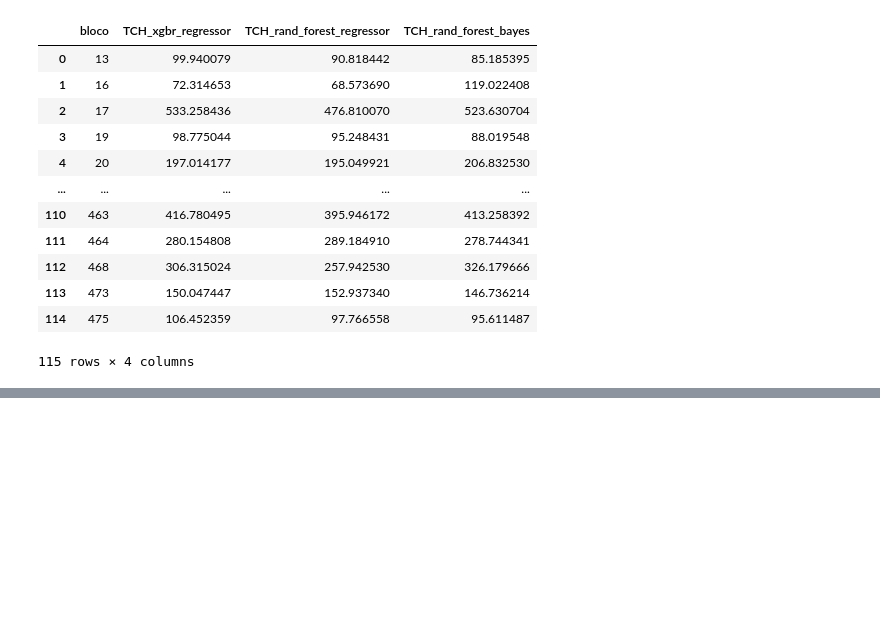
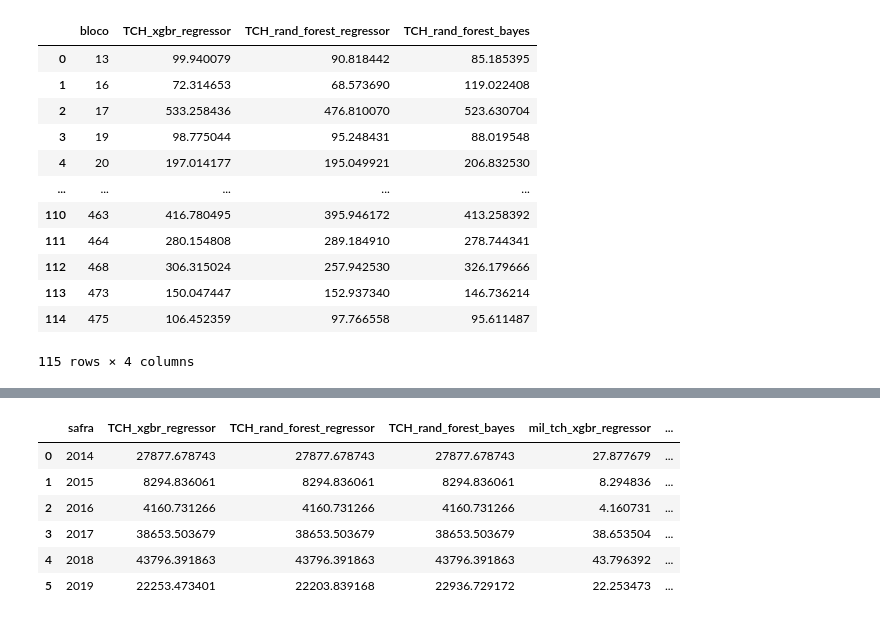
Before and after one commit to victorpecine/teste_ubirata, a Jupyter notebook: teste_ubirata_3.ipynb, the cells around one changed output, grey strips where cells are left out. Cells and saved outputs as stored; diff of their text form; code cells hidden in the pictures; blank space fills up the shorter version.

```diff
--- a/teste_ubirata_3.ipynb
+++ b/teste_ubirata_3.ipynb
@@ -2153,0 +2170,26 @@ fig.update_layout(height=800,
+# %%
+df_safras_tch = pd.DataFrame(df_2014_2019.groupby('safra')[['TCH_xgbr_regressor',
+                                                            'TCH_rand_forest_regressor',
+                                                            'TCH_rand_forest_bayes'
+                                                            ]].sum())
+
+df_safras_tch.reset_index(drop=False, inplace=True)
+
+df_safras_tch['mil_tch_xgbr_regressor'] = None
+df_safras_tch['mil_tch_xgbr_regressor'] = df_safras_tch['TCH_xgbr_regressor'] / 1000
+
+df_safras_tch['mil_tch_rand_forest_regressor'] = None
+df_safras_tch['mil_tch_rand_forest_regressor'] = df_safras_tch['TCH_rand_forest_regressor'] / 1000
+
+df_safras_tch['mil_tch_rand_forest_bayes'] = None
+df_safras_tch['mil_tch_rand_forest_bayes'] = df_safras_tch['TCH_rand_forest_bayes'] / 1000
+
+df_safras_tch
+# %% [output]
+|  | safra | TCH_xgbr_regressor | TCH_rand_forest_regressor | TCH_rand_forest_bayes | mil_tch_xgbr_regressor | ... |
+| 0 | 2014 | 27877.678743 | 27877.678743 | 27877.678743 | 27.877679 | ... |
+| 1 | 2015 | 8294.836061 | 8294.836061 | 8294.836061 | 8.294836 | ... |
+| 2 | 2016 | 4160.731266 | 4160.731266 | 4160.731266 | 4.160731 | ... |
+| 3 | 2017 | 38653.503679 | 38653.503679 | 38653.503679 | 38.653504 | ... |
+| 4 | 2018 | 43796.391863 | 43796.391863 | 43796.391863 | 43.796392 | ... |
+| 5 | 2019 | 22253.473401 | 22203.839168 | 22936.729172 | 22.253473 | ... |
```
Also changed, not shown: parts of 2 cells of this notebook.
